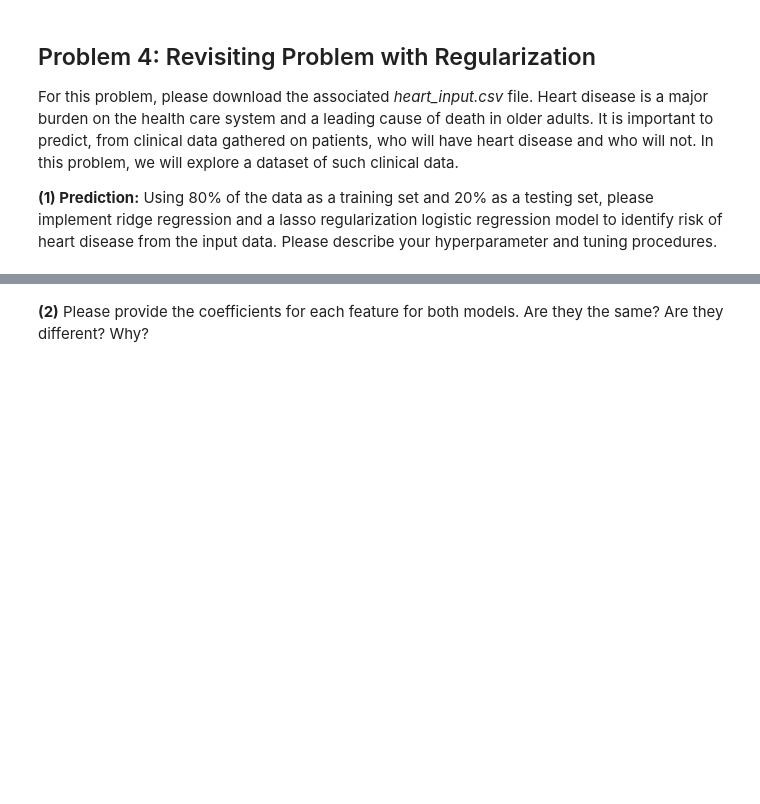
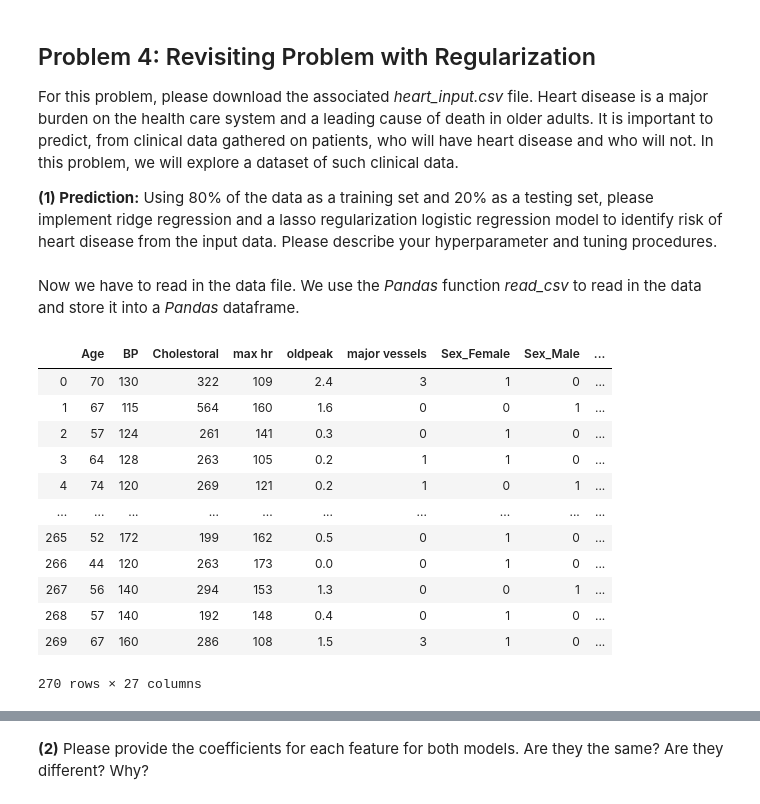
Before and after one commit to iamjeffx/CSCE-421, a Jupyter notebook: Homework/HW3/HW3.ipynb, the cells around one changed output, grey strips where cells are left out. Drawn from its saved outputs; the diff is of its cells as text; code cells hidden in the pictures; blank space fills up the shorter version.

```diff
--- a/Homework/HW3/HW3.ipynb
+++ b/Homework/HW3/HW3.ipynb
@@ -188,0 +261,26 @@ For this problem, please download the associated *heart_input.csv* file. Heart d
+# %% [markdown]
+Now we have to read in the data file. We use the *Pandas* function *read_csv* to read in the data  and store it into a *Pandas* dataframe.
+# %%
+# Read in data
+data = pd.read_csv("heart_input.csv")
+
+# Configure features
+X = data.drop(columns=['heart disease'])
+numeric = data.select_dtypes(include=['int64', 'float64'])
+non_numeric = pd.get_dummies(data.select_dtypes(exclude=['int64', 'float64']))
+X = pd.concat([numeric, non_numeric], axis=1)
+X
+# %% [output]
+|  | Age | BP | Cholestoral | max hr | oldpeak | major vessels | Sex_Female | Sex_Male | ... |
+| 0 | 70 | 130 | 322 | 109 | 2.4 | 3 | 1 | 0 | ... |
+| 1 | 67 | 115 | 564 | 160 | 1.6 | 0 | 0 | 1 | ... |
+| 2 | 57 | 124 | 261 | 141 | 0.3 | 0 | 1 | 0 | ... |
+| 3 | 64 | 128 | 263 | 105 | 0.2 | 1 | 1 | 0 | ... |
+| 4 | 74 | 120 | 269 | 121 | 0.2 | 1 | 0 | 1 | ... |
+| ... | ... | ... | ... | ... | ... | ... | ... | ... | ... |
+| 265 | 52 | 172 | 199 | 162 | 0.5 | 0 | 1 | 0 | ... |
+| 266 | 44 | 120 | 263 | 173 | 0.0 | 0 | 1 | 0 | ... |
+| 267 | 56 | 140 | 294 | 153 | 1.3 | 0 | 0 | 1 | ... |
+| 268 | 57 | 140 | 192 | 148 | 0.4 | 0 | 1 | 0 | ... |
+| 269 | 67 | 160 | 286 | 108 | 1.5 | 3 | 1 | 0 | ... |
+270 rows × 27 columns
```
Also changed, not shown: parts of 24 cells of this notebook, 5 other files.
